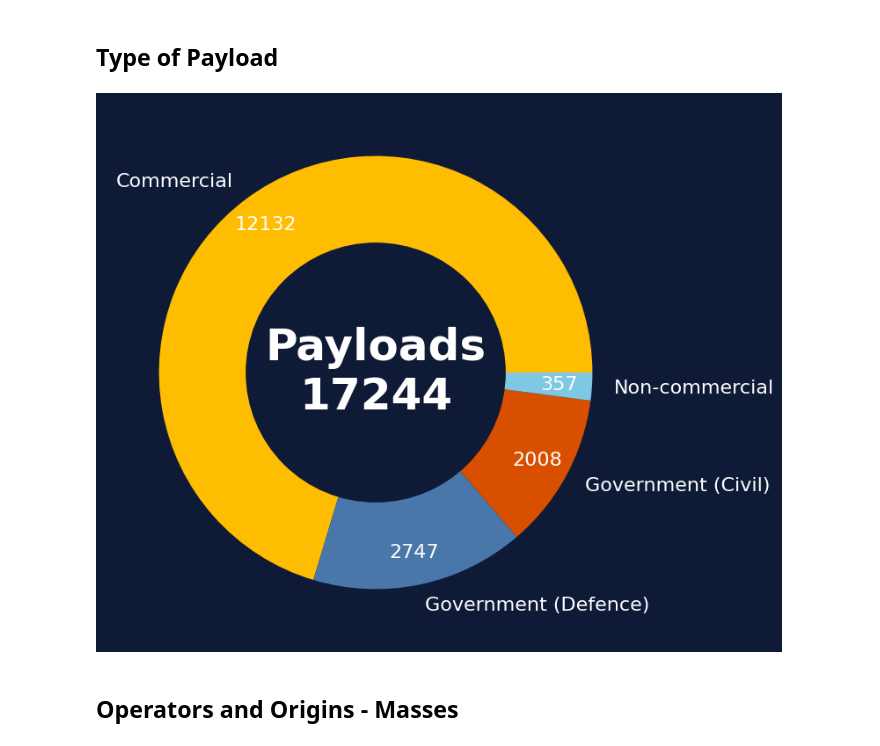
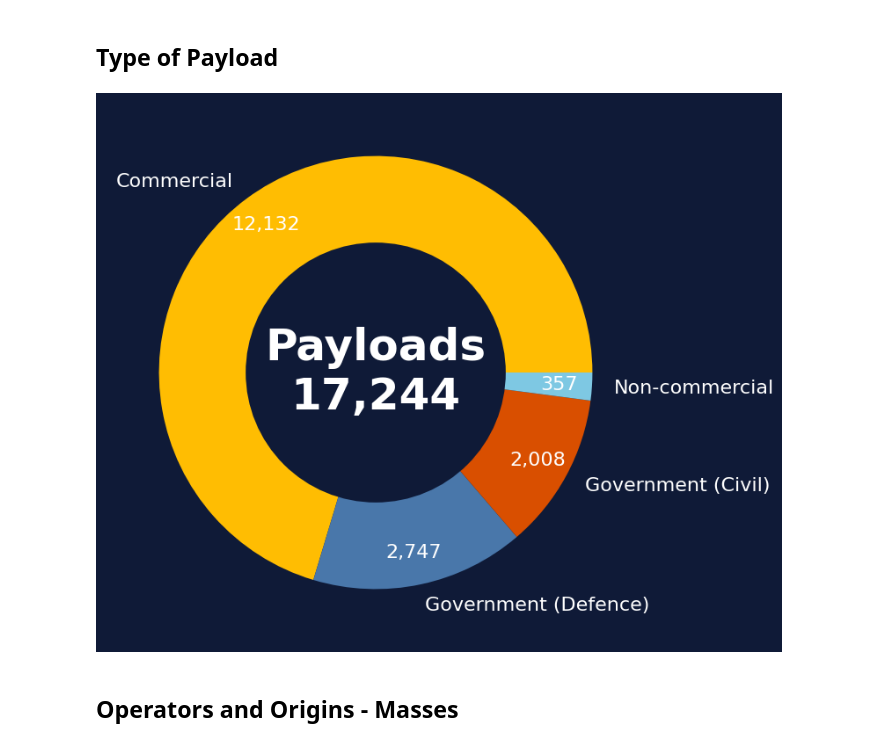
Before and after one commit to daemonchild/cardiffmet-dat5001-visualisation-of-data, a Jupyter notebook: assessment/pres1/2-dat5001-st20285213-tomrowan-pres1-create-graphs-vmversion.ipynb, the cells around one changed output. Cells and saved outputs as stored; diff of their text form; code cells hidden in the pictures.

```diff
--- a/assessment/pres1/2-dat5001-st20285213-tomrowan-pres1-create-graphs-vmversion.ipynb
+++ b/assessment/pres1/2-dat5001-st20285213-tomrowan-pres1-create-graphs-vmversion.ipynb
@@ -363,35 +365,35 @@ plt.show()
 # %%
 # Count by Class Desc
 class_counts_orbit = sdf_payloads_in_orbit['Class Desc'].value_counts()
 
 # Create figure with darkBlue background
 fig, ax = plt.subplots(figsize=(8, 8), facecolor=bg)
 ax.set_facecolor(bg)
 
 # Donut chart
 wedges, texts, autotexts = ax.pie(
     class_counts_orbit,
     labels=class_counts_orbit.index,
-    autopct=lambda pct: f"{int(round(pct/100.*class_counts_orbit.sum()))}",  # show counts
+    autopct=lambda pct: f"{int(round(pct/100.*class_counts_orbit.sum())):,}",  # show counts
     startangle=0,
     colors=foreground_colors[:len(class_counts_orbit)],
     textprops={'color': 'white', 'fontsize': 16},
     pctdistance=0.85,    # move counts outward
     labeldistance=1.1    # move labels outward
 )
 ax.set_aspect('equal')
 
 # Make it a donut
 centre_circle = plt.Circle((0, 0), 0.60, fc=bg)
 fig.gca().add_artist(centre_circle)
 
 # Add centre annotation
-plt.text(0, 0, f"Payloads\n{class_counts_orbit.sum()}", ha='center', va='center',
+plt.text(0, 0, f"Payloads\n{class_counts_orbit.sum():,}", ha='center', va='center',
          color='white', fontsize=36, fontweight='bold')
 
 plt.show()
 # %% [output]
-[figure, old version]
+[figure, new version]
 # %% [markdown]
 ## Operators and Origins - Masses
 # %%
```
Also changed, not shown: parts of 18 cells of this notebook, 3 other files.
